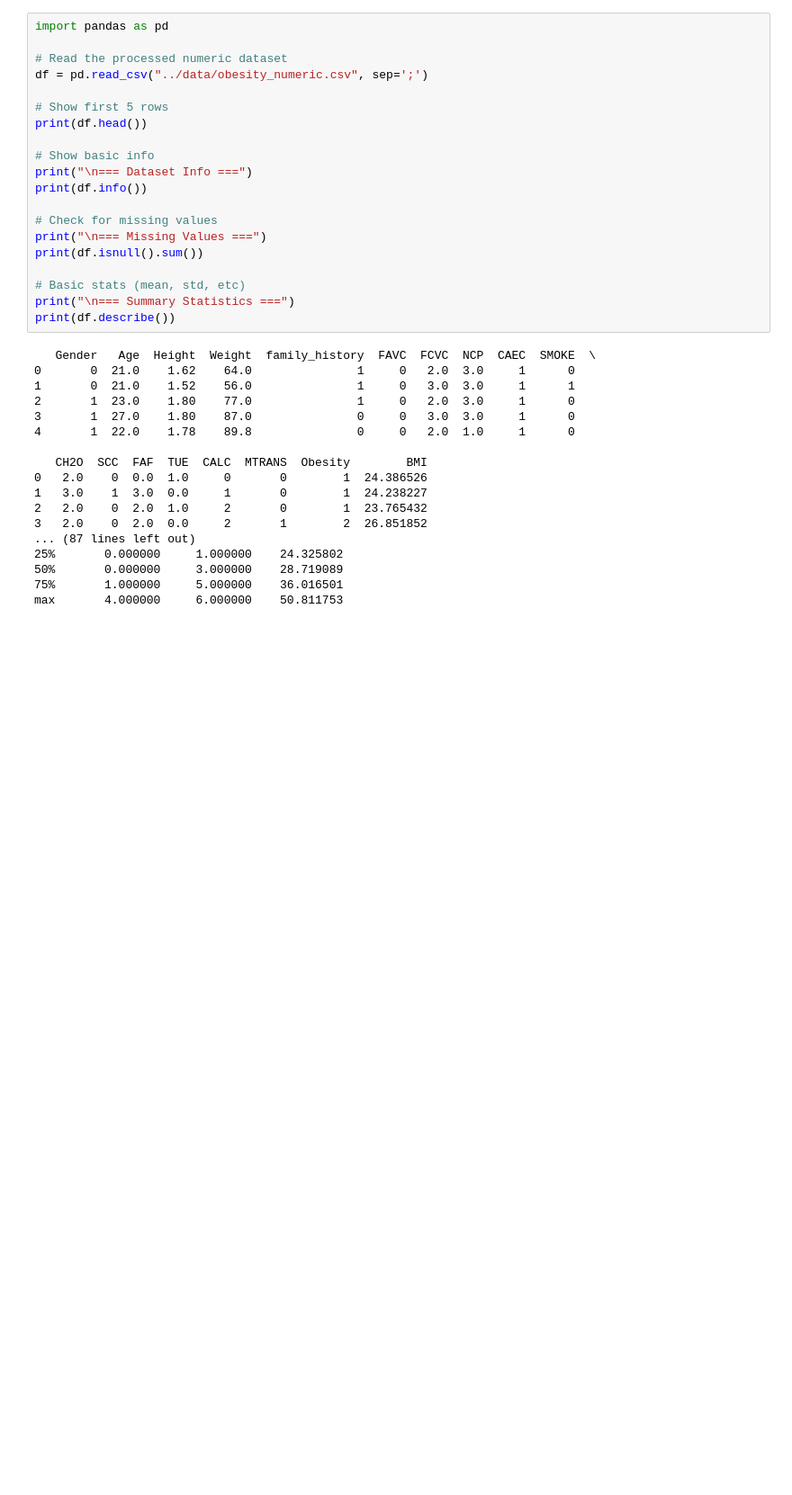
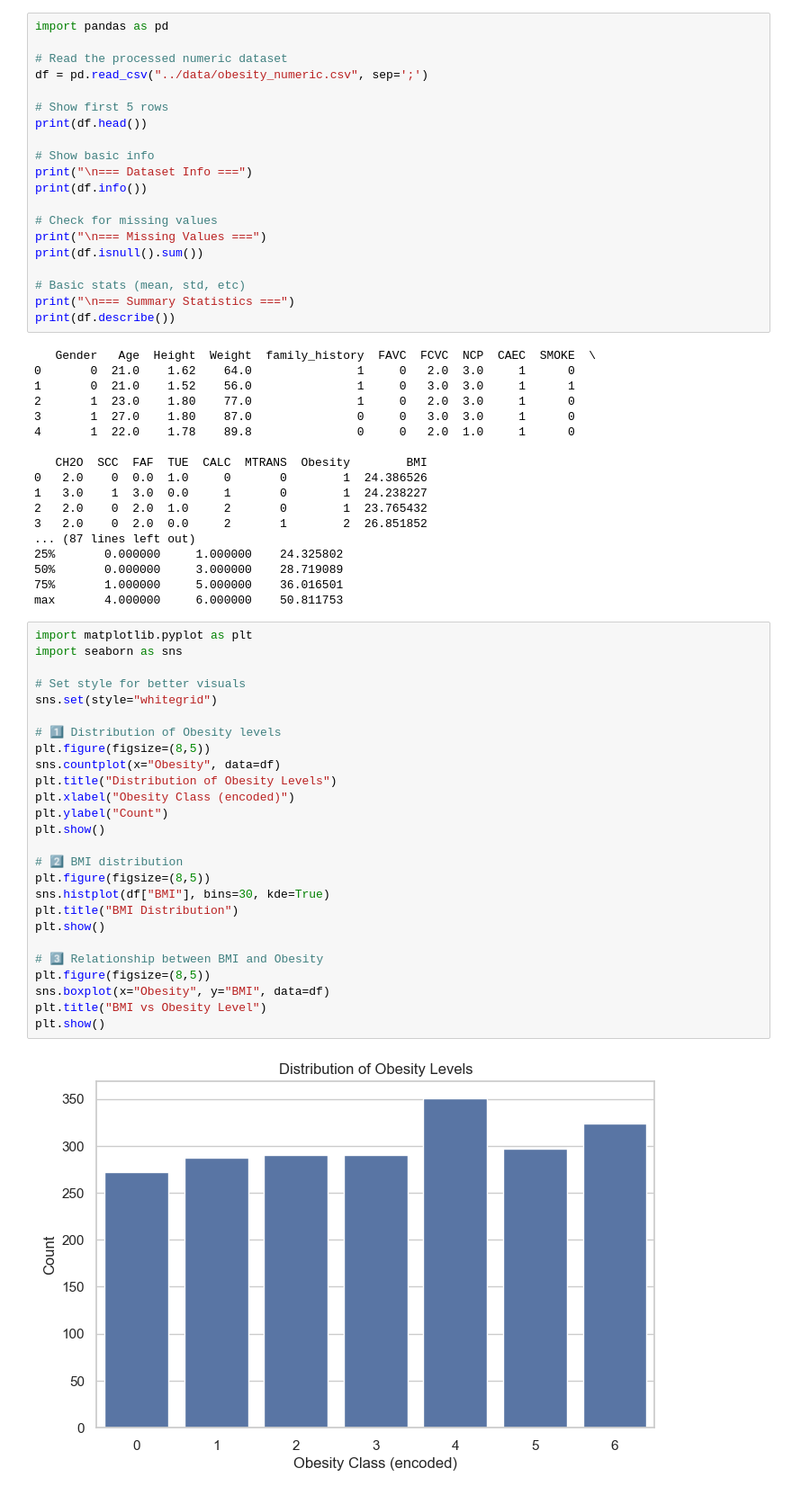
Before and after one commit to Naraka1337/obesity_level_project, a Jupyter notebook: notebooks/01_data_exploration.ipynb, the cells around one changed output. Shown at 90% size. Cells and saved outputs as stored; diff of their text form; blank space fills up the shorter version.

```diff
--- a/notebooks/01_data_exploration.ipynb
+++ b/notebooks/01_data_exploration.ipynb
@@ -104,3 +104,31 @@ print(df.describe())
 50%       0.000000     3.000000    28.719089
 75%       1.000000     5.000000    36.016501
 max       4.000000     6.000000    50.811753
+# %%
+import matplotlib.pyplot as plt
+import seaborn as sns
+
+# Set style for better visuals
+sns.set(style="whitegrid")
+
+# 1️⃣ Distribution of Obesity levels
+plt.figure(figsize=(8,5))
+sns.countplot(x="Obesity", data=df)
+plt.title("Distribution of Obesity Levels")
+plt.xlabel("Obesity Class (encoded)")
+plt.ylabel("Count")
+plt.show()
+
+# 2️⃣ BMI distribution
+plt.figure(figsize=(8,5))
+sns.histplot(df["BMI"], bins=30, kde=True)
+plt.title("BMI Distribution")
+plt.show()
+
+# 3️⃣ Relationship between BMI and Obesity
+plt.figure(figsize=(8,5))
+sns.boxplot(x="Obesity", y="BMI", data=df)
+plt.title("BMI vs Obesity Level")
+plt.show()
+# %% [output]
+[figure, added]
```
Also changed, not shown: parts of 1 cell of this notebook.
